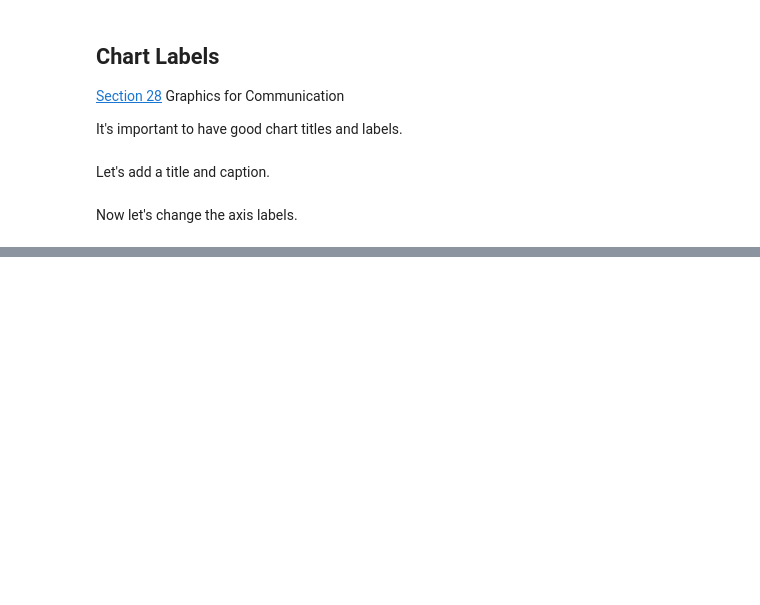
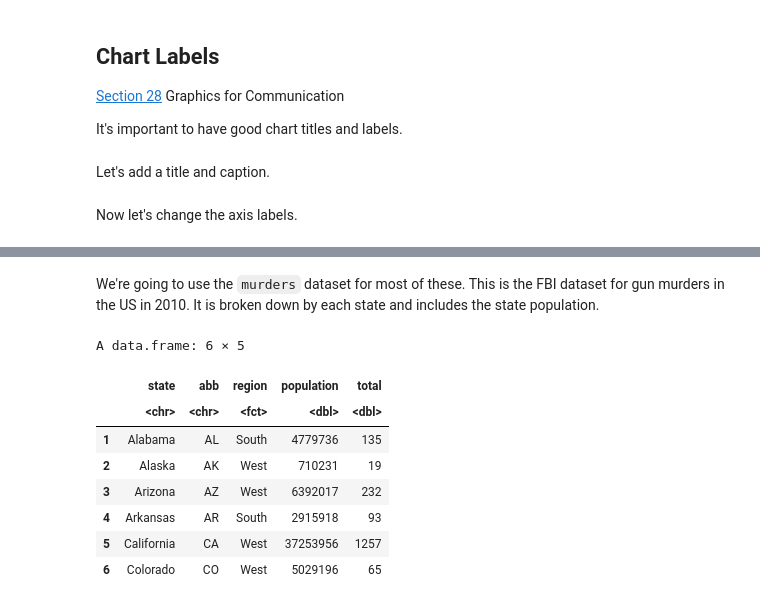
Before and after one commit to choudhurym/assignments, a Jupyter notebook: CS800_Week_06_RTutorial.ipynb, the cells around one changed output, grey strips where cells are left out. Saved outputs shown, nothing was run; the diff lists cells and outputs as text; code cells hidden in the pictures; blank space fills up the shorter version.

```diff
--- a/CS800_Week_06_RTutorial.ipynb
+++ b/CS800_Week_06_RTutorial.ipynb
@@ -223,0 +245,14 @@ charts
+# %% [markdown]
+We're going to use the `murders` dataset for most of these. This is the FBI dataset for gun murders in the US in 2010. It is broken down by each state and includes the state population.
+# %%
+head(murders)
+# %% [output]
+A data.frame: 6 × 5
+|  | state | abb | region | population | total |
+|  | <chr> | <chr> | <fct> | <dbl> | <dbl> |
+| 1 | Alabama | AL | South | 4779736 | 135 |
+| 2 | Alaska | AK | West | 710231 | 19 |
+| 3 | Arizona | AZ | West | 6392017 | 232 |
+| 4 | Arkansas | AR | South | 2915918 | 93 |
+| 5 | California | CA | West | 37253956 | 1257 |
+| 6 | Colorado | CO | West | 5029196 | 65 |
```
Also changed, not shown: parts of 19 cells of this notebook.
